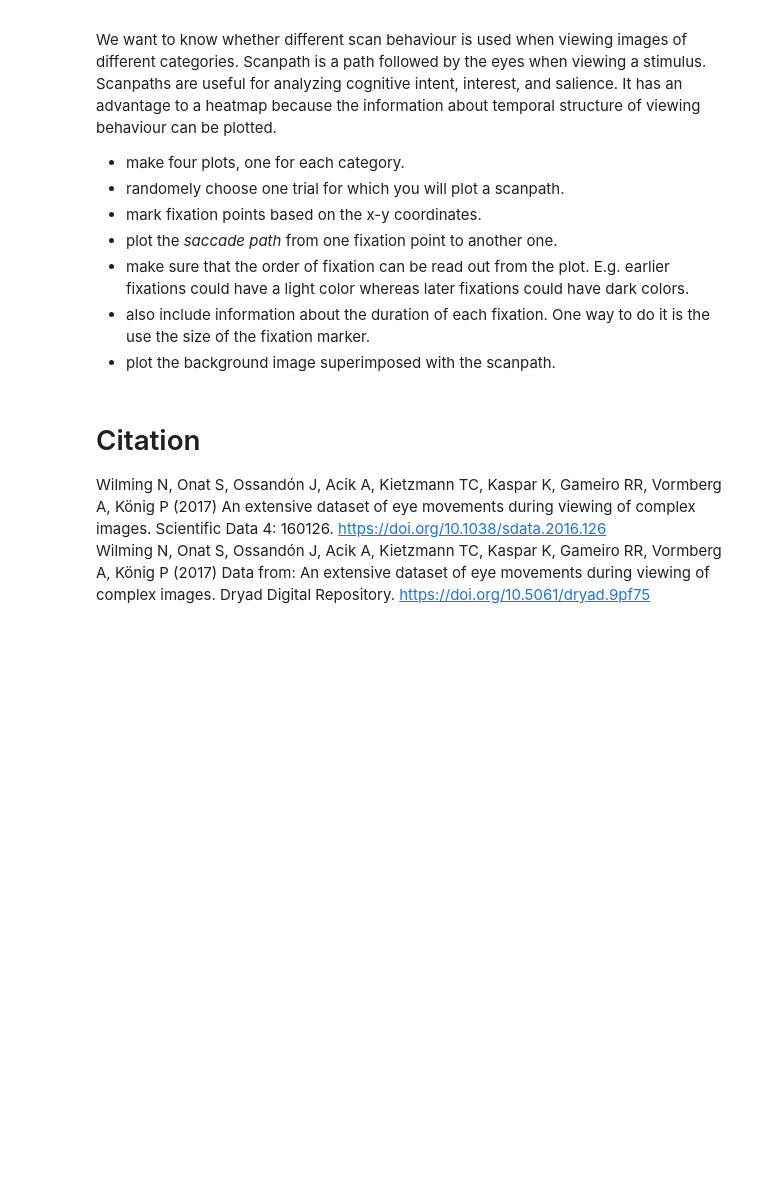
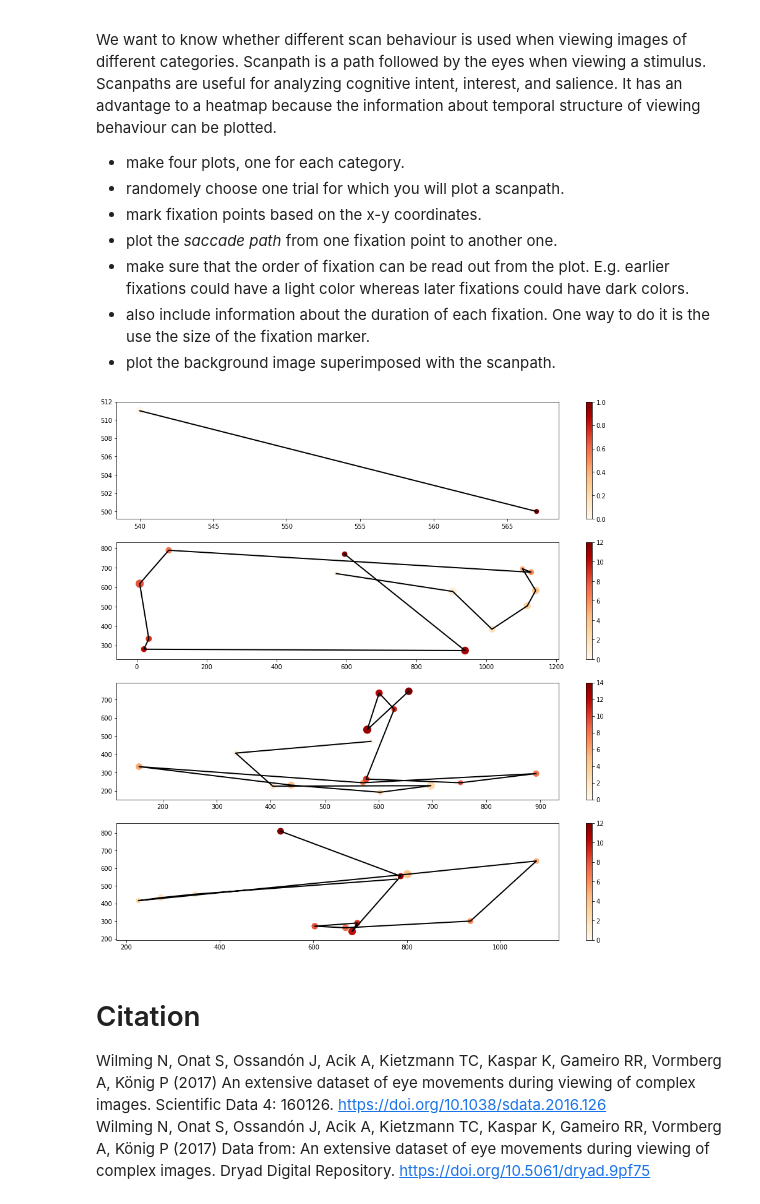
Before and after one commit to NBP-ACC/week-7-acc_2, a Jupyter notebook: Sheet05.ipynb, the cells around one changed output. Cells and saved outputs as stored; diff of their text form; code cells hidden in the pictures; blank space fills up the shorter version.

```diff
--- a/Sheet05.ipynb
+++ b/Sheet05.ipynb
@@ -400,7 +370,7 @@ import random
 
 # Grab the categoreis and plots
 categories = df["category"].unique()
-fig, axes = plt.subplots(nrows=len(categories)-2, ncols=2, figsize=(16, 16))
+fig, axes = plt.subplots(nrows=len(categories), ncols=1, figsize=(16, 16))
 
 for ax, category in zip(axes, categories):
     # Select the category and plot it
@@ -417,33 +387,35 @@ for ax, category in zip(axes, categories):
     # Create different colors for timing
     colors = list(range(len(selection)))
     cmap = matplotlib.cm.get_cmap('OrRd')
     normalizer = matplotlib.colors.Normalize(vmin=0, vmax=colors[-1])
 
     # Size normalizer
     size_normalizer = matplotlib.colors.Normalize(
         vmin=selection['duration'].min(),
         vmax=selection['duration'].max()
     )
 
     # Plot the lines
     ax.plot(selection['x'], selection['y'], "-", linewidth=2, color="black")
 
     # Plot the points
     ax.scatter(
         x=selection['x'],
         y=selection['y'],
         c=[cmap(normalizer(color)) for color in colors],
         s=[size_normalizer(duration) * 100 + 50  for duration in selection["duration"]]
     )
 
     # Add the color bar
     cax, _ = matplotlib.colorbar.make_axes(ax)
     _ = matplotlib.colorbar.ColorbarBase(cax, cmap=cmap, norm=normalizer)
 
     # TODO: SHOW IMAGES IN BACKGROUND
     # TODO: ENSURE BOTH AXIS ARE EQUAL
 
 fig.show()
+# %% [output]
+[figure, added]
 # %% [markdown]
 # Citation
 Wilming N, Onat S, Ossandón J, Acik A, Kietzmann TC, Kaspar K, Gameiro RR, Vormberg A, König P (2017) An extensive dataset of eye movements during viewing of complex images. Scientific Data 4: 160126. https://doi.org/10.1038/sdata.2016.126
```
Also changed, not shown: parts of 7 cells of this notebook.
